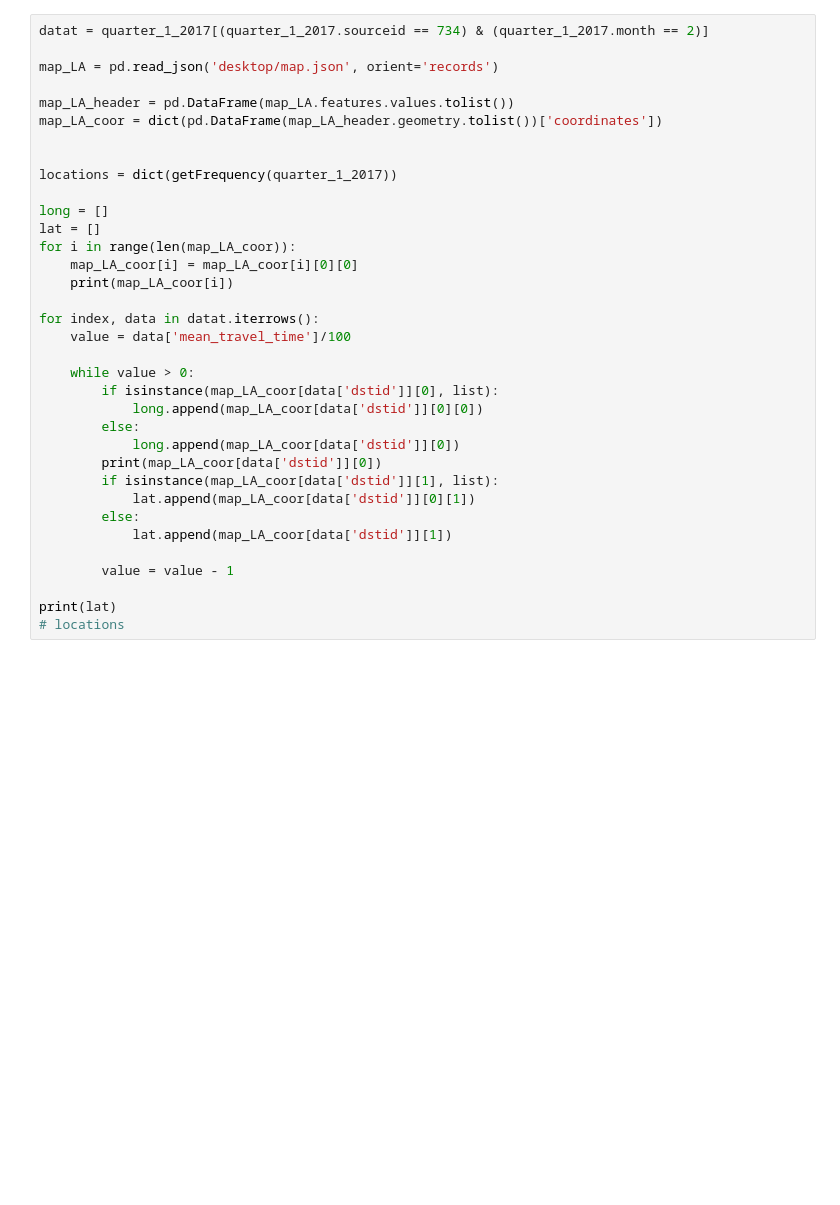
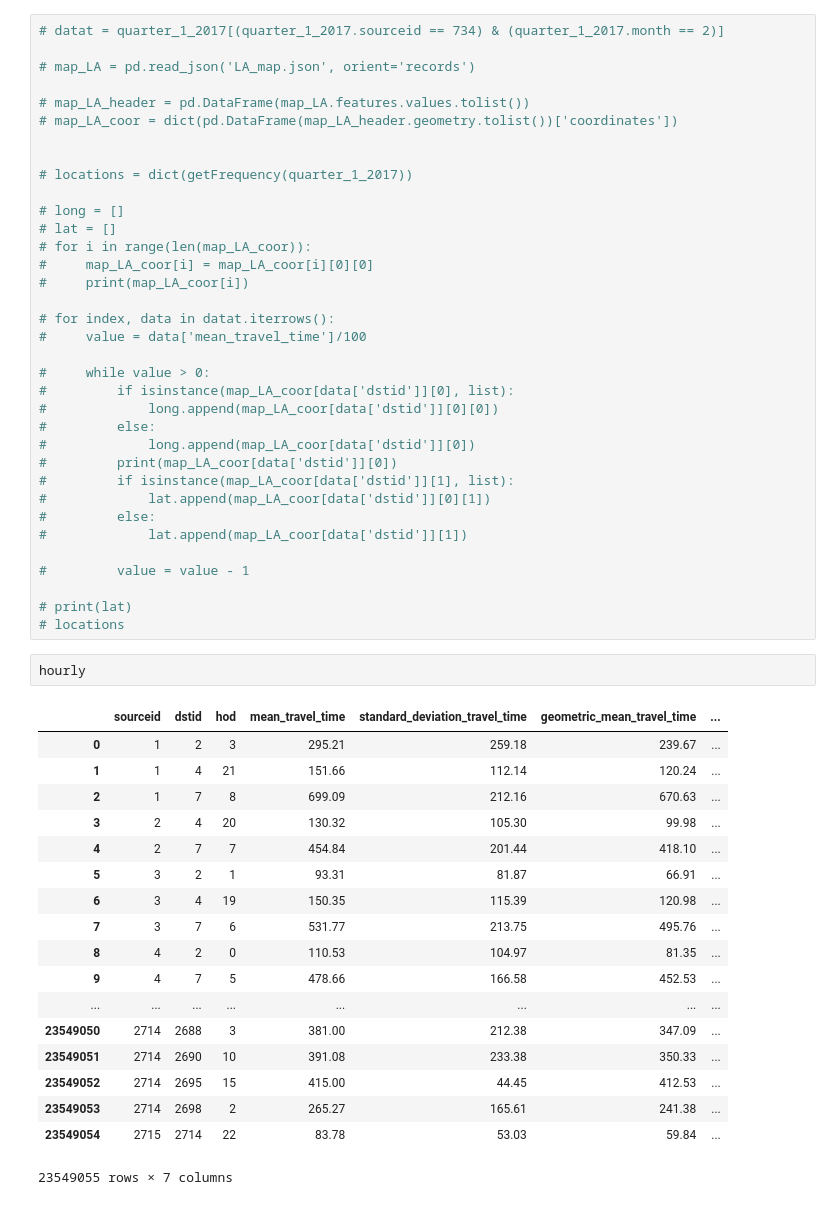
Before and after one commit to bananannn/ECE-143-Group-2, a Jupyter notebook: Heat Map.ipynb, the cells around one changed output. Drawn from its saved outputs; the diff is of its cells as text; blank space fills up the shorter version.

```diff
--- a/Heat Map.ipynb
+++ b/Heat Map.ipynb
@@ -25,36 +156,57 @@ getFrequency(quarter_1_2017)
 # %%
-datat = quarter_1_2017[(quarter_1_2017.sourceid == 734) & (quarter_1_2017.month == 2)]
+# datat = quarter_1_2017[(quarter_1_2017.sourceid == 734) & (quarter_1_2017.month == 2)]
 
-map_LA = pd.read_json('desktop/map.json', orient='records')
+# map_LA = pd.read_json('LA_map.json', orient='records')
 
-map_LA_header = pd.DataFrame(map_LA.features.values.tolist())
-map_LA_coor = dict(pd.DataFrame(map_LA_header.geometry.tolist())['coordinates'])
+# map_LA_header = pd.DataFrame(map_LA.features.values.tolist())
+# map_LA_coor = dict(pd.DataFrame(map_LA_header.geometry.tolist())['coordinates'])
 
 
-locations = dict(getFrequency(quarter_1_2017))
+# locations = dict(getFrequency(quarter_1_2017))
 
-long = []
-lat = []
-for i in range(len(map_LA_coor)):
-    map_LA_coor[i] = map_LA_coor[i][0][0]
-    print(map_LA_coor[i])
+# long = []
+# lat = []
+# for i in range(len(map_LA_coor)):
+#     map_LA_coor[i] = map_LA_coor[i][0][0]
+#     print(map_LA_coor[i])
 
-for index, data in datat.iterrows():
-    value = data['mean_travel_time']/100
+# for index, data in datat.iterrows():
+#     value = data['mean_travel_time']/100
 
-    while value > 0:
-        if isinstance(map_LA_coor[data['dstid']][0], list):
-            long.append(map_LA_coor[data['dstid']][0][0])
-        else:
-            long.append(map_LA_coor[data['dstid']][0])
-        print(map_LA_coor[data['dstid']][0])
-        if isinstance(map_LA_coor[data['dstid']][1], list):
-            lat.append(map_LA_coor[data['dstid']][0][1])
-        else:
-            lat.append(map_LA_coor[data['dstid']][1])
+#     while value > 0:
+#         if isinstance(map_LA_coor[data['dstid']][0], list):
+#             long.append(map_LA_coor[data['dstid']][0][0])
+#         else:
+#             long.append(map_LA_coor[data['dstid']][0])
+#         print(map_LA_coor[data['dstid']][0])
+#         if isinstance(map_LA_coor[data['dstid']][1], list):
+#             lat.append(map_LA_coor[data['dstid']][0][1])
+#         else:
+#             lat.append(map_LA_coor[data['dstid']][1])
 
-        value = value - 1
+#         value = value - 1
 
-print(lat)
+# print(lat)
 # locations
+# %%
+hourly
+# %% [output]
+|  | sourceid | dstid | hod | mean_travel_time | standard_deviation_travel_time | geometric_mean_travel_time | ... |
+| 0 | 1 | 2 | 3 | 295.21 | 259.18 | 239.67 | ... |
+| 1 | 1 | 4 | 21 | 151.66 | 112.14 | 120.24 | ... |
+| 2 | 1 | 7 | 8 | 699.09 | 212.16 | 670.63 | ... |
+| 3 | 2 | 4 | 20 | 130.32 | 105.30 | 99.98 | ... |
+| 4 | 2 | 7 | 7 | 454.84 | 201.44 | 418.10 | ... |
+| 5 | 3 | 2 | 1 | 93.31 | 81.87 | 66.91 | ... |
+| 6 | 3 | 4 | 19 | 150.35 | 115.39 | 120.98 | ... |
+| 7 | 3 | 7 | 6 | 531.77 | 213.75 | 495.76 | ... |
+| 8 | 4 | 2 | 0 | 110.53 | 104.97 | 81.35 | ... |
+| 9 | 4 | 7 | 5 | 478.66 | 166.58 | 452.53 | ... |
+| ... | ... | ... | ... | ... | ... | ... | ... |
+| 23549050 | 2714 | 2688 | 3 | 381.00 | 212.38 | 347.09 | ... |
+| 23549051 | 2714 | 2690 | 10 | 391.08 | 233.38 | 350.33 | ... |
+| 23549052 | 2714 | 2695 | 15 | 415.00 | 44.45 | 412.53 | ... |
+| 23549053 | 2714 | 2698 | 2 | 265.27 | 165.61 | 241.38 | ... |
+| 23549054 | 2715 | 2714 | 22 | 83.78 | 53.03 | 59.84 | ... |
+23549055 rows × 7 columns
 # %%
```
Also changed, not shown: parts of 39 cells of this notebook.
